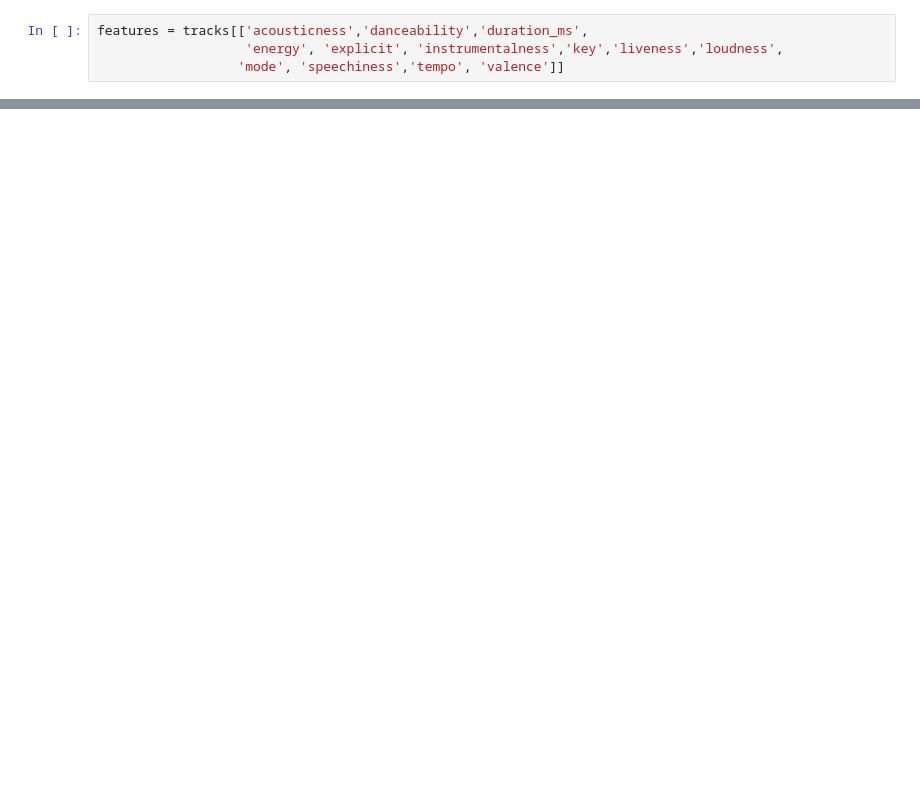
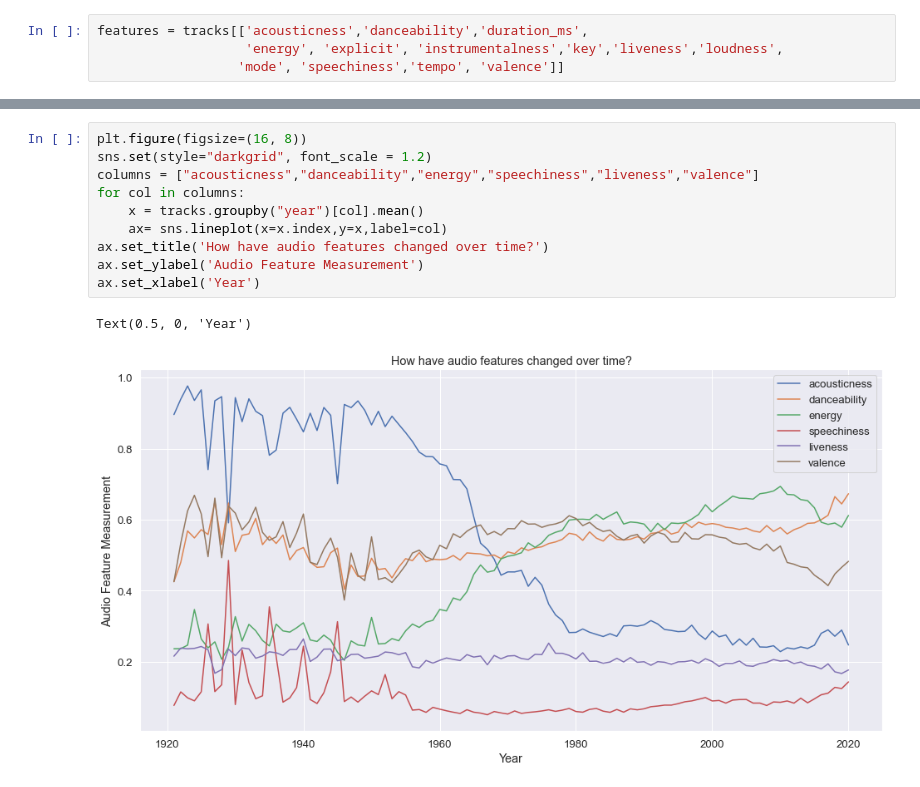
Before and after one commit to kunalrye/spotify_hits, a Jupyter notebook: DataInspection.ipynb, the cells around one changed output, grey strips where cells are left out. Drawn from its saved outputs; the diff is of its cells as text; blank space fills up the shorter version.

```diff
--- a/DataInspection.ipynb
+++ b/DataInspection.ipynb
@@ -139,0 +253,13 @@ preds = kmeans_model.predict(features)
+# %%
+plt.figure(figsize=(16, 8))
+sns.set(style="darkgrid", font_scale = 1.2)
+columns = ["acousticness","danceability","energy","speechiness","liveness","valence"]
+for col in columns:
+    x = tracks.groupby("year")[col].mean()
+    ax= sns.lineplot(x=x.index,y=x,label=col)
+ax.set_title('How have audio features changed over time?')
+ax.set_ylabel('Audio Feature Measurement')
+ax.set_xlabel('Year')
+# %% [output]
+Text(0.5, 0, 'Year')
+[figure, added]
```
Also changed, not shown: parts of 53 cells of this notebook, 1 other file.
